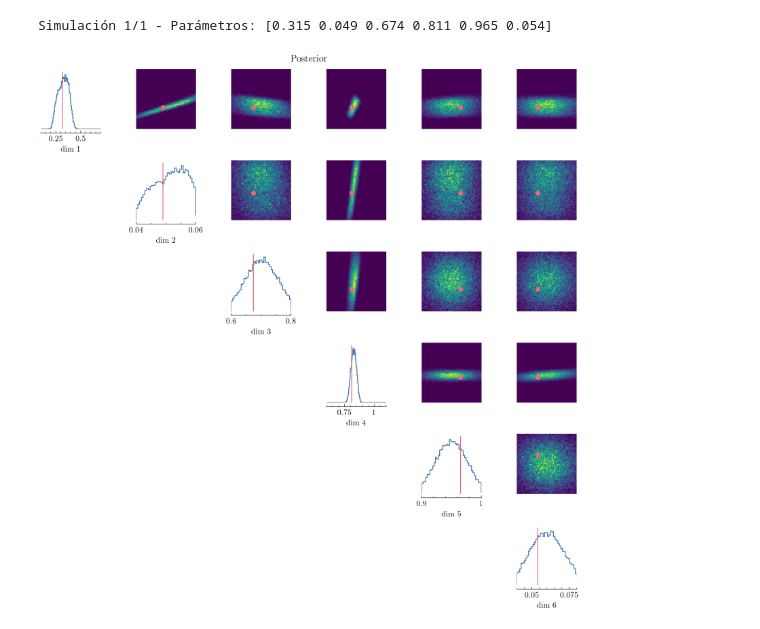
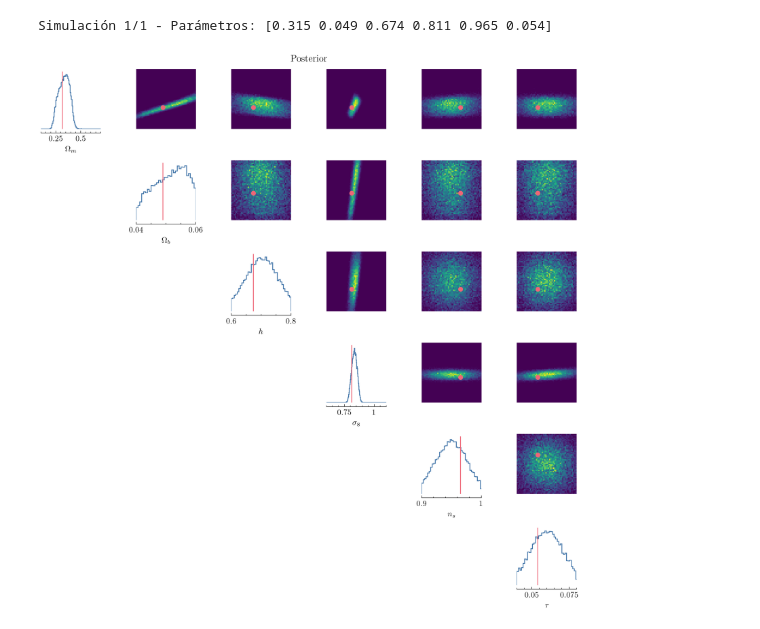
Before and after one commit to julianticucho/cmb-sbi-inference, a Jupyter notebook: inference.ipynb, the cells around one changed output. Cells and saved outputs as stored; diff of their text form; code cells hidden in the pictures.

```diff
--- a/inference.ipynb
+++ b/inference.ipynb
@@ -131,21 +132,36 @@ Posterior p(θ|x) of type DirectPosterior. It samples the posterior network and
 # %%
 true_parameter = torch.tensor([[0.315, 0.049, 0.674, 0.811, 0.965, 0.054]])
 x_observed = simulator(true_parameter)
-samples = posterior.set_default_x(x_observed).sample((25000,))
+
+torch.manual_seed(40)
+samples = posterior.set_default_x(x_observed).sample((20000,))
 # %% [output]
 Simulación 1/1 - Parámetros: [0.315 0.049 0.674 0.811 0.965 0.054]
 # %%
 from sbi.analysis import pairplot
+
+# --- LÍMITES DEL PRIOR ---
+limits = torch.tensor([
+    [0.1, 0.7],
+    [0.04, 0.06],
+    [0.6, 0.8],
+    [0.6, 1.1],
+    [0.9, 1.0],
+    [0.04, 0.08],
+])
+
+param_names = [r'$\Omega_m$', r'$\Omega_b$', r'$h$', r'$\sigma_8$', r'$n_s$', r'$\tau$']
 
 fig = pairplot(
     samples,
     points=true_parameter,
     figsize=(10, 10),
-    limits=[[0.1, 0.7], [0.04, 0.06], [0.6, 0.8], [0.6, 1.1], [0.9, 1.0], [0.04, 0.08]] # prior
+    limits=limits,
+    labels=param_names
 )
 
 plt.suptitle('Posterior')
 plt.tight_layout()
 plt.show()
 # %% [output]
-[figure, old version]
+[figure, new version]
```
Also changed, not shown: parts of 7 cells of this notebook, 6 other files.
